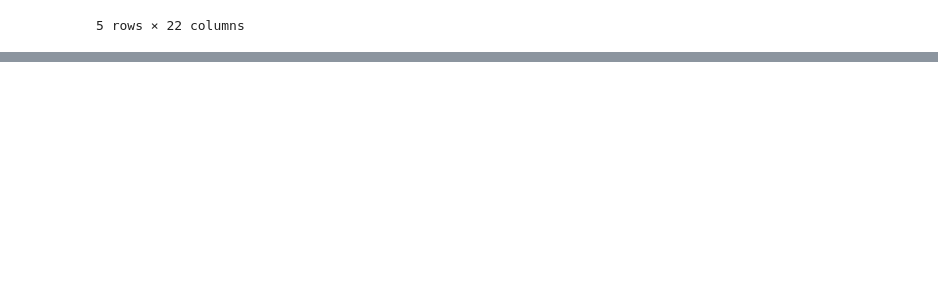
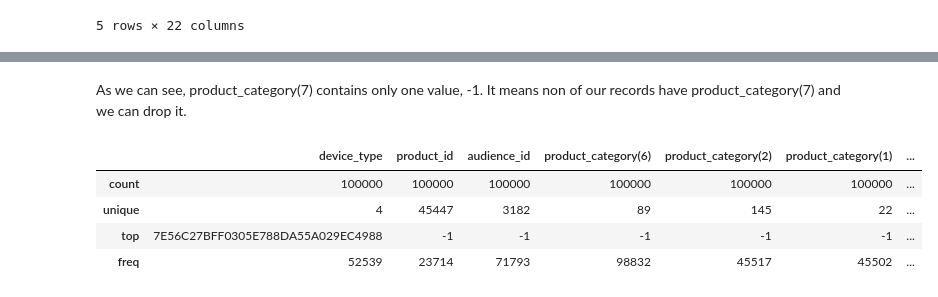
Before and after one commit to a80-abbasi/ML_Project, a Jupyter notebook: ML_Project.ipynb, the cells around one changed output, grey strips where cells are left out. Cells and saved outputs as stored; diff of their text form; code cells hidden in the pictures; blank space fills up the shorter version.

Commit message:
categorical columns

```diff
--- a/ML_Project.ipynb
+++ b/ML_Project.ipynb
@@ -71,0 +101,13 @@ data[categorical_cols].nunique(axis=0)
+# %% [markdown]
+As we can see, product_category(7) contains only one value, -1. It means non of our records have product_category(7) and we can drop it.
+# %%
+data.drop(columns=['product_category(7)'], errors='ignore', inplace=True)
+categorical_cols = list(set(categorical_cols).difference(['product_category(7)']))
+# %%
+data[categorical_cols].describe()
+# %% [output]
+|  | device_type | product_id | audience_id | product_category(6) | product_category(2) | product_category(1) | ... |
+| count | 100000 | 100000 | 100000 | 100000 | 100000 | 100000 | ... |
+| unique | 4 | 45447 | 3182 | 89 | 145 | 22 | ... |
+| top | 7E56C27BFF0305E788DA55A029EC4988 | -1 | -1 | -1 | -1 | -1 | ... |
+| freq | 52539 | 23714 | 71793 | 98832 | 45517 | 45502 | ... |
```
Also changed, not shown: parts of 2 cells of this notebook.
